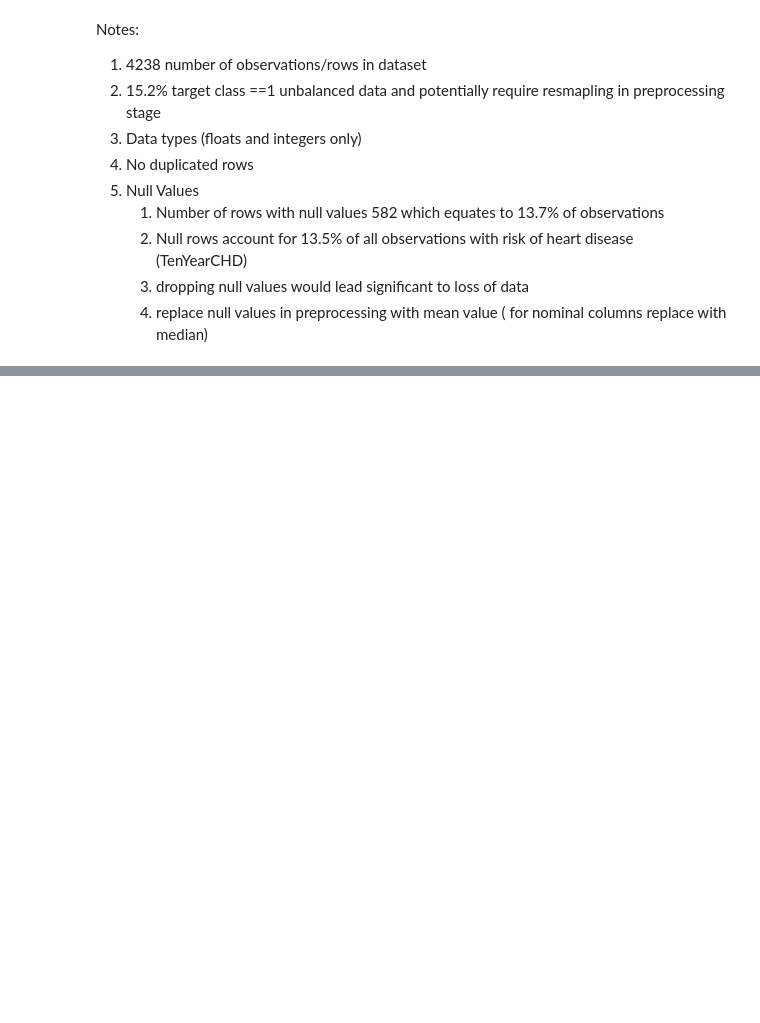
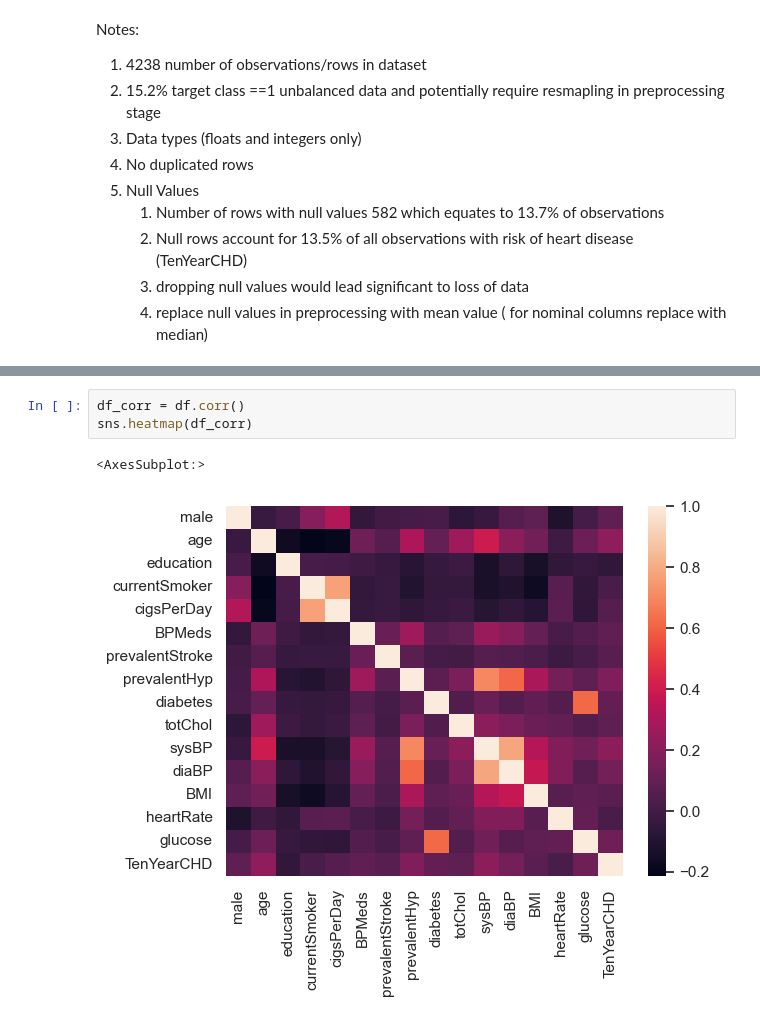
Before and after one commit to shahedkarolia/UCDPA_SKarolia, a Jupyter notebook: UCD_PA_ ML_Assignment_Notebook.ipynb, the cells around one changed output, grey strips where cells are left out. Cells and saved outputs as stored; diff of their text form; blank space fills up the shorter version.

```diff
--- a/UCD_PA_ ML_Assignment_Notebook.ipynb
+++ b/UCD_PA_ ML_Assignment_Notebook.ipynb
@@ -284,0 +300,6 @@ Notes:
+# %%
+df_corr = df.corr()
+sns.heatmap(df_corr)
+# %% [output]
+<AxesSubplot:>
+[figure, added]
```
Also changed, not shown: parts of 4 cells of this notebook.
